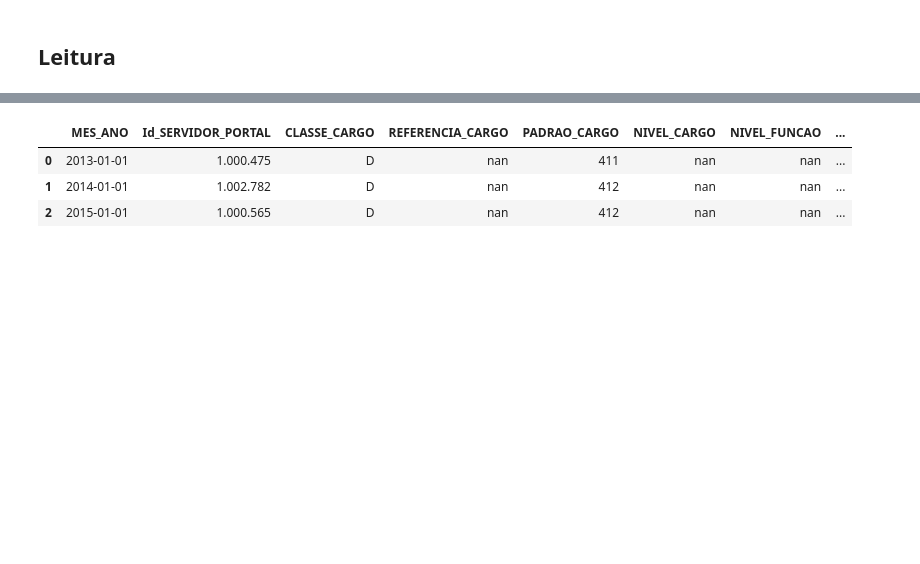
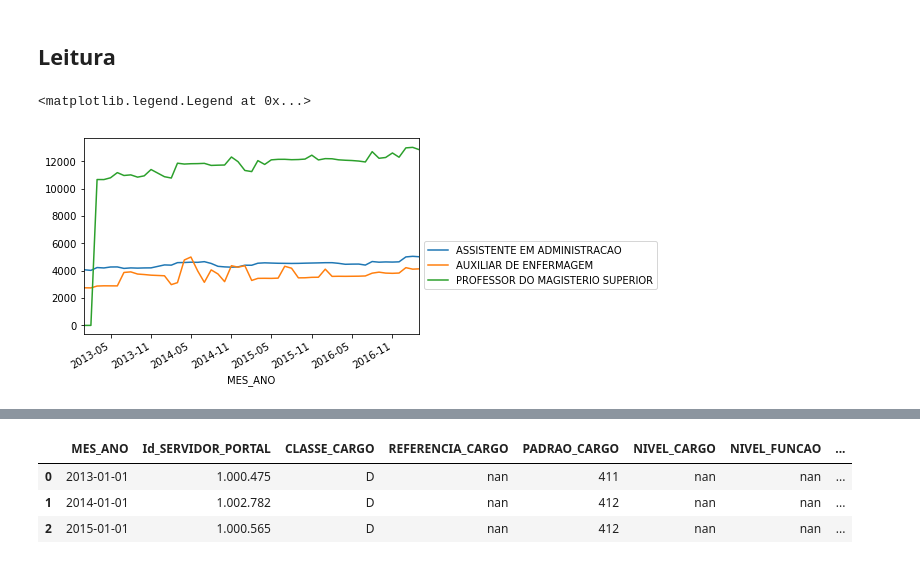
Before and after one commit to abevieiramota/course-python-data-analysis1, a Jupyter notebook: 04 - Analise/4.x - Remuneracao UFC.ipynb, the cells around one changed output, grey strips where cells are left out. Cells and saved outputs as stored; diff of their text form; code cells hidden in the pictures; blank space fills up the shorter version.

```diff
--- a/04 - Analise/4.x - Remuneracao UFC.ipynb
+++ b/04 - Analise/4.x - Remuneracao UFC.ipynb
@@ -54,0 +57,17 @@ Consulta por servidor: http://portaldatransparencia.gov.br/servidores/Servidor-L
+# %%
+df = read_ufc("../../dataset-remuneracao-federal/")
+# %%
+top_3_cargos = df["DESCRICAO_CARGO"].value_counts().nlargest(3).index
+
+gg = df[df.DESCRICAO_CARGO.isin(top_3_cargos)]\
+.groupby(["MES_ANO", "DESCRICAO_CARGO"])['REMUNERAÇÃO BÁSICA BRUTA (R$)']\
+.mean()\
+.unstack()\
+.fillna(0)
+
+gg.plot()
+
+plt.legend(bbox_to_anchor=(1., .5))
+# %% [output]
+<matplotlib.legend.Legend at 0x...>
+[figure, added]
```
Also changed, not shown: parts of 7 cells of this notebook, 7 other files.
